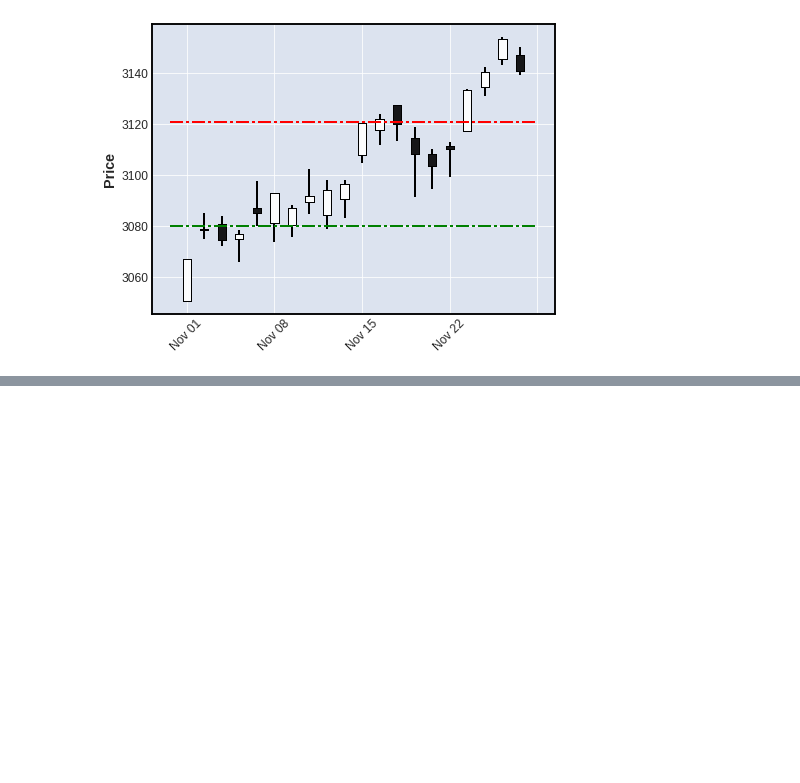
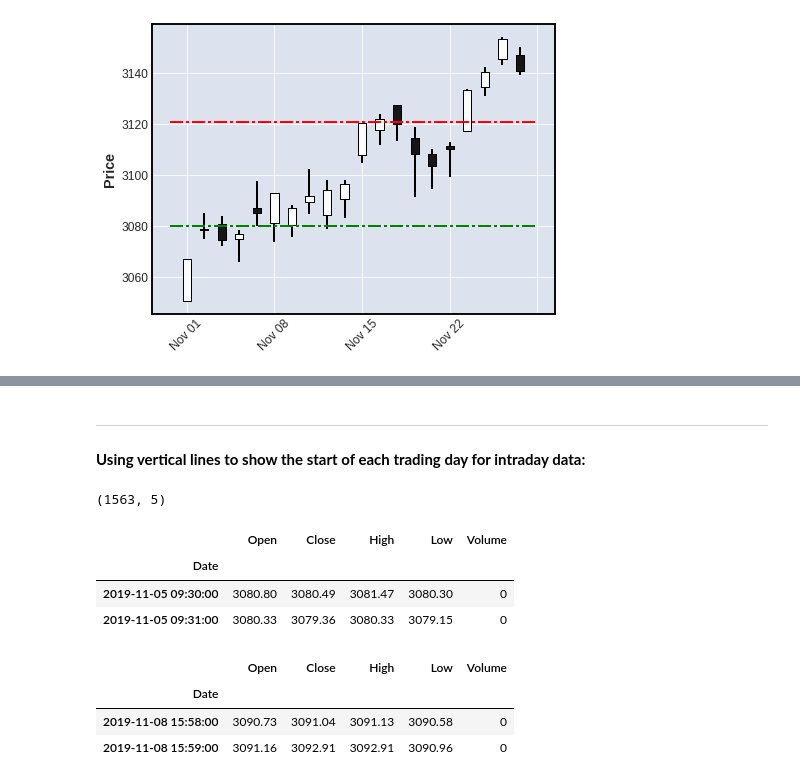
Before and after one commit to matplotlib/mplfinance, a Jupyter notebook: examples/using_lines.ipynb, the cells around one changed output, grey strips where cells are left out. Drawn from its saved outputs; the diff is of its cells as text; code cells hidden in the pictures; blank space fills up the shorter version.

```diff
--- a/examples/using_lines.ipynb
+++ b/examples/using_lines.ipynb
@@ -80,0 +89,19 @@ mpf.plot(daily,hlines=dict(hlines=[3080,3121],colors=['g','r'],linestyle='-.'),t
+# %% [markdown]
+---
+
+**Using vertical lines to show the start of each trading day for intraday data:**
+# %%
+idf = pd.read_csv('./data/SP500_NOV2019_IDay.csv',index_col=0,parse_dates=True)
+idf.shape
+idf.head(2)
+idf.tail(2)
+# %% [output]
+(1563, 5)
+|  | Open | Close | High | Low | Volume |
+| Date |  |  |  |  |  |
+| 2019-11-05 09:30:00 | 3080.80 | 3080.49 | 3081.47 | 3080.30 | 0 |
+| 2019-11-05 09:31:00 | 3080.33 | 3079.36 | 3080.33 | 3079.15 | 0 |
+|  | Open | Close | High | Low | Volume |
+| Date |  |  |  |  |  |
+| 2019-11-08 15:58:00 | 3090.73 | 3091.04 | 3091.13 | 3090.58 | 0 |
+| 2019-11-08 15:59:00 | 3091.16 | 3092.91 | 3092.91 | 3090.96 | 0 |
```
Also changed, not shown: parts of 5 cells of this notebook, 2 other files.
